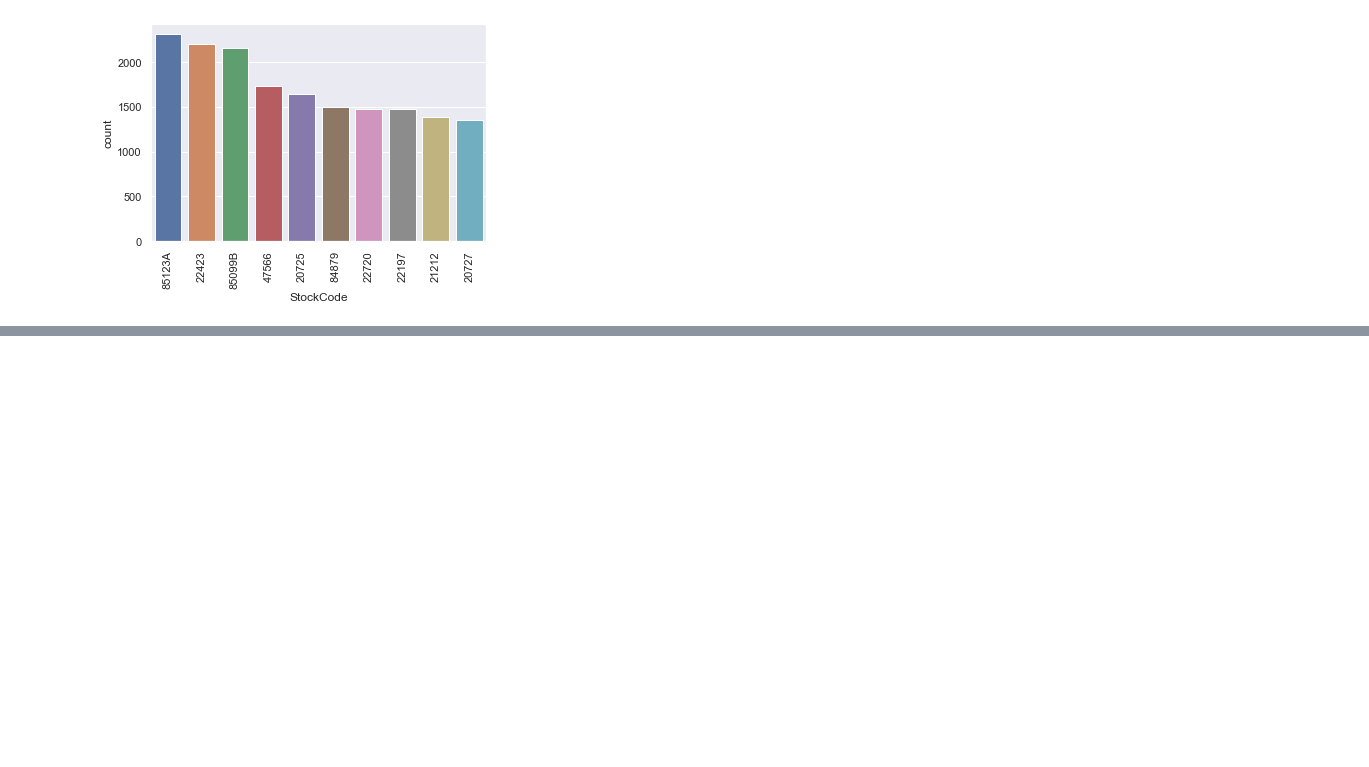
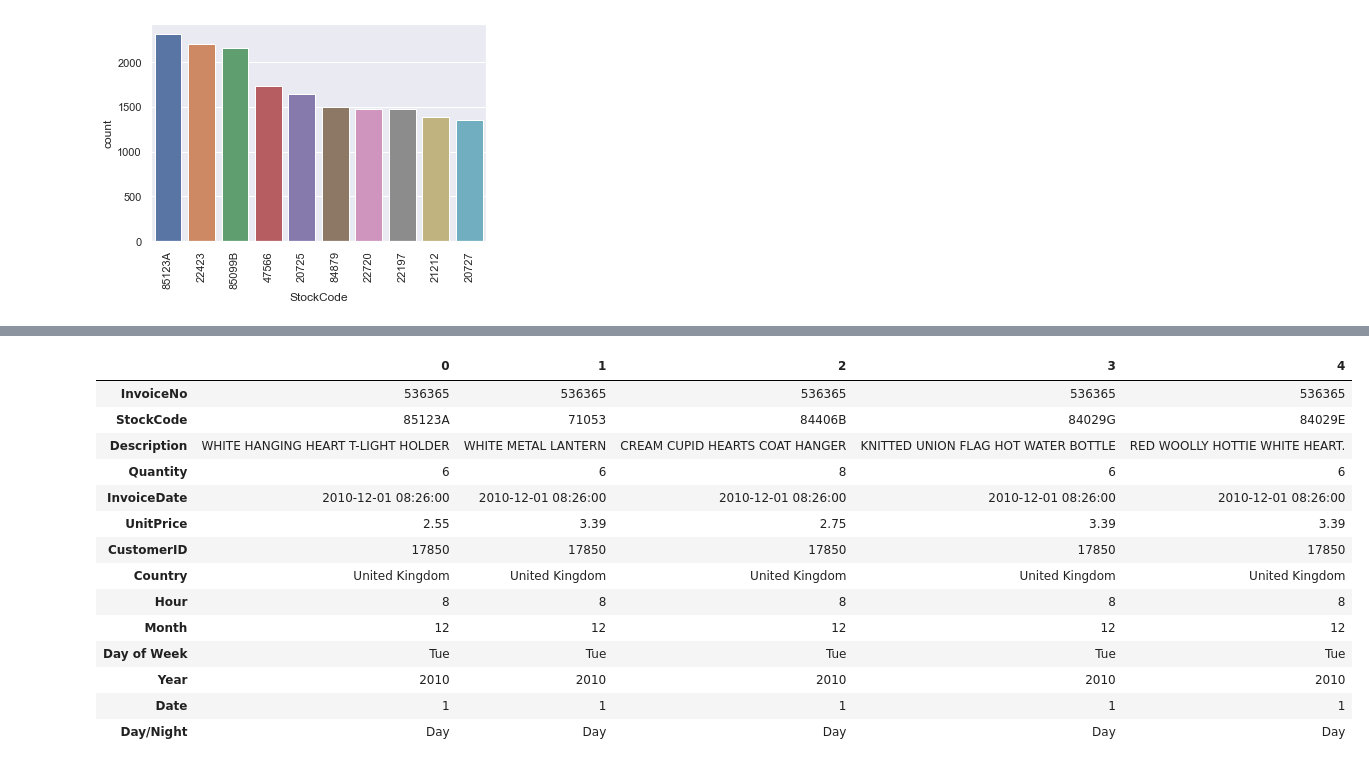
Before and after one commit to arnavdutta/Market-Basket-Analysis, a Jupyter notebook: market-basket-analysis.ipynb, the cells around one changed output, grey strips where cells are left out. Cells and saved outputs as stored; diff of their text form; code cells hidden in the pictures; blank space fills up the shorter version.

```diff
--- a/market-basket-analysis.ipynb
+++ b/market-basket-analysis.ipynb
@@ -120,0 +126,3 @@ plt.show()
+# %%
+df.InvoiceDate = pd.to_datetime(df.InvoiceDate, format="%m/%d/%Y %H:%M")
+df.info()
@@ -120,0 +143,30 @@ plt.show()
+# %%
+df['Hour'] = df['InvoiceDate'].apply(lambda time: time.hour)
+df['Month'] = df['InvoiceDate'].apply(lambda time: time.month)
+df['Day of Week'] = df['InvoiceDate'].apply(lambda time: time.dayofweek)
+df['Year'] = df['InvoiceDate'].apply(lambda time: time.year)
+df['Date'] = df['InvoiceDate'].apply(lambda time: time.day)
+
+dmap = {0:'Sun', 1:'Mon', 2:'Tue', 3:'Wed', 4:'Thu', 5:'Fri', 6:'Sat'}
+df['Day of Week'] = df['Day of Week'].map(dmap)
+
+
+df["Day/Night"] = df["InvoiceDate"].apply(lambda x : "Night" if int(x.strftime("%H")) > 18 else "Day")
+# %%
+df.head().T
+# %% [output]
+|  | 0 | 1 | 2 | 3 | 4 |
+| InvoiceNo | 536365 | 536365 | 536365 | 536365 | 536365 |
+| StockCode | 85123A | 71053 | 84406B | 84029G | 84029E |
+| Description | WHITE HANGING HEART T-LIGHT HOLDER | WHITE METAL LANTERN | CREAM CUPID HEARTS COAT HANGER | KNITTED UNION FLAG HOT WATER BOTTLE | RED WOOLLY HOTTIE WHITE HEART. |
+| Quantity | 6 | 6 | 8 | 6 | 6 |
+| InvoiceDate | 2010-12-01 08:26:00 | 2010-12-01 08:26:00 | 2010-12-01 08:26:00 | 2010-12-01 08:26:00 | 2010-12-01 08:26:00 |
+| UnitPrice | 2.55 | 3.39 | 2.75 | 3.39 | 3.39 |
+| CustomerID | 17850 | 17850 | 17850 | 17850 | 17850 |
+| Country | United Kingdom | United Kingdom | United Kingdom | United Kingdom | United Kingdom |
+| Hour | 8 | 8 | 8 | 8 | 8 |
+| Month | 12 | 12 | 12 | 12 | 12 |
+| Day of Week | Tue | Tue | Tue | Tue | Tue |
+| Year | 2010 | 2010 | 2010 | 2010 | 2010 |
+| Date | 1 | 1 | 1 | 1 | 1 |
+| Day/Night | Day | Day | Day | Day | Day |
```
Also changed, not shown: parts of 3 cells of this notebook.
